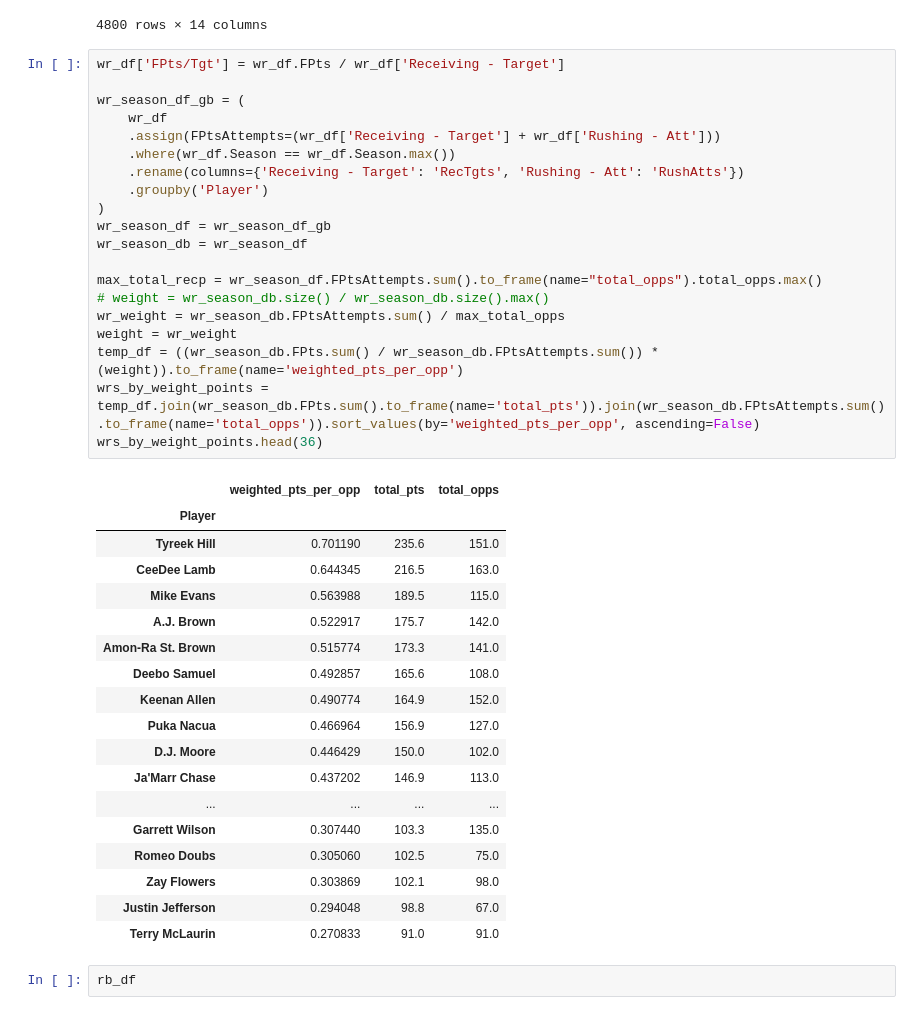
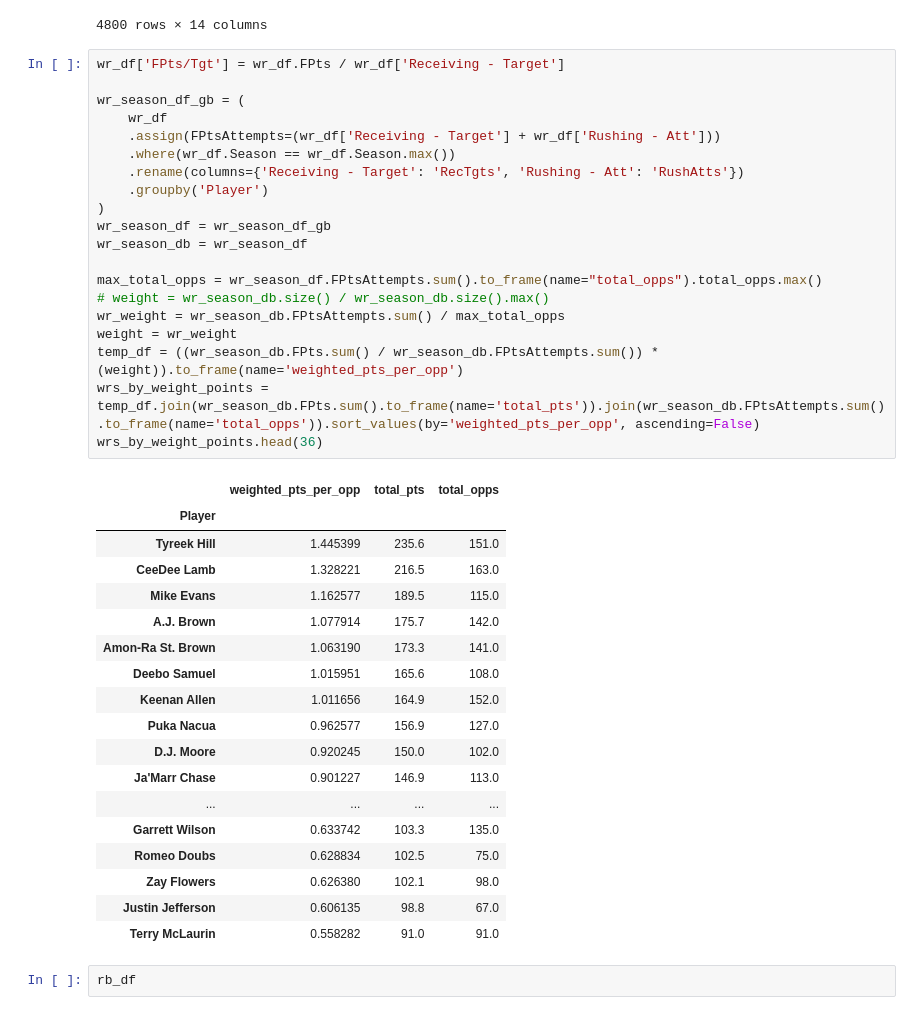
Before and after one commit to wspurgin/fantasy_football_stats, a Jupyter notebook: Fantasy Football Defense Stat Scrapper.ipynb, the cells around one changed output. Saved outputs shown, nothing was run; the diff lists cells and outputs as text.

Commit message:
fix weighted for season

```diff
--- a/Fantasy Football Defense Stat Scrapper.ipynb
+++ b/Fantasy Football Defense Stat Scrapper.ipynb
@@ -488,42 +490,42 @@ wr_df
 # %%
 wr_df['FPts/Tgt'] = wr_df.FPts / wr_df['Receiving - Target']
 
 wr_season_df_gb = (
     wr_df
     .assign(FPtsAttempts=(wr_df['Receiving - Target'] + wr_df['Rushing - Att']))
     .where(wr_df.Season == wr_df.Season.max())
     .rename(columns={'Receiving - Target': 'RecTgts', 'Rushing - Att': 'RushAtts'})
     .groupby('Player')
 )
 wr_season_df = wr_season_df_gb
 wr_season_db = wr_season_df
 
-max_total_recp = wr_season_df.FPtsAttempts.sum().to_frame(name="total_opps").total_opps.max()
+max_total_opps = wr_season_df.FPtsAttempts.sum().to_frame(name="total_opps").total_opps.max()
 # weight = wr_season_db.size() / wr_season_db.size().max()
 wr_weight = wr_season_db.FPtsAttempts.sum() / max_total_opps
 weight = wr_weight
 temp_df = ((wr_season_db.FPts.sum() / wr_season_db.FPtsAttempts.sum()) * (weight)).to_frame(name='weighted_pts_per_opp')
 wrs_by_weight_points = temp_df.join(wr_season_db.FPts.sum().to_frame(name='total_pts')).join(wr_season_db.FPtsAttempts.sum().to_frame(name='total_opps')).sort_values(by='weighted_pts_per_opp', ascending=False)
 wrs_by_weight_points.head(36)
 # %% [output]
 |  | weighted_pts_per_opp | total_pts | total_opps |
 | Player |  |  |  |
-| Tyreek Hill | 0.701190 | 235.6 | 151.0 |
-| CeeDee Lamb | 0.644345 | 216.5 | 163.0 |
-| Mike Evans | 0.563988 | 189.5 | 115.0 |
-| A.J. Brown | 0.522917 | 175.7 | 142.0 |
-| Amon-Ra St. Brown | 0.515774 | 173.3 | 141.0 |
-| Deebo Samuel | 0.492857 | 165.6 | 108.0 |
-| Keenan Allen | 0.490774 | 164.9 | 152.0 |
-| Puka Nacua | 0.466964 | 156.9 | 127.0 |
-| D.J. Moore | 0.446429 | 150.0 | 102.0 |
-| Ja'Marr Chase | 0.437202 | 146.9 | 113.0 |
+| Tyreek Hill | 1.445399 | 235.6 | 151.0 |
+| CeeDee Lamb | 1.328221 | 216.5 | 163.0 |
+| Mike Evans | 1.162577 | 189.5 | 115.0 |
+| A.J. Brown | 1.077914 | 175.7 | 142.0 |
+| Amon-Ra St. Brown | 1.063190 | 173.3 | 141.0 |
+| Deebo Samuel | 1.015951 | 165.6 | 108.0 |
+| Keenan Allen | 1.011656 | 164.9 | 152.0 |
+| Puka Nacua | 0.962577 | 156.9 | 127.0 |
+| D.J. Moore | 0.920245 | 150.0 | 102.0 |
+| Ja'Marr Chase | 0.901227 | 146.9 | 113.0 |
 | ... | ... | ... | ... |
-| Garrett Wilson | 0.307440 | 103.3 | 135.0 |
-| Romeo Doubs | 0.305060 | 102.5 | 75.0 |
-| Zay Flowers | 0.303869 | 102.1 | 98.0 |
-| Justin Jefferson | 0.294048 | 98.8 | 67.0 |
-| Terry McLaurin | 0.270833 | 91.0 | 91.0 |
+| Garrett Wilson | 0.633742 | 103.3 | 135.0 |
+| Romeo Doubs | 0.628834 | 102.5 | 75.0 |
+| Zay Flowers | 0.626380 | 102.1 | 98.0 |
+| Justin Jefferson | 0.606135 | 98.8 | 67.0 |
+| Terry McLaurin | 0.558282 | 91.0 | 91.0 |
 # %%
 rb_df
 # %% [output]
```
Also changed, not shown: parts of 6 cells of this notebook.
